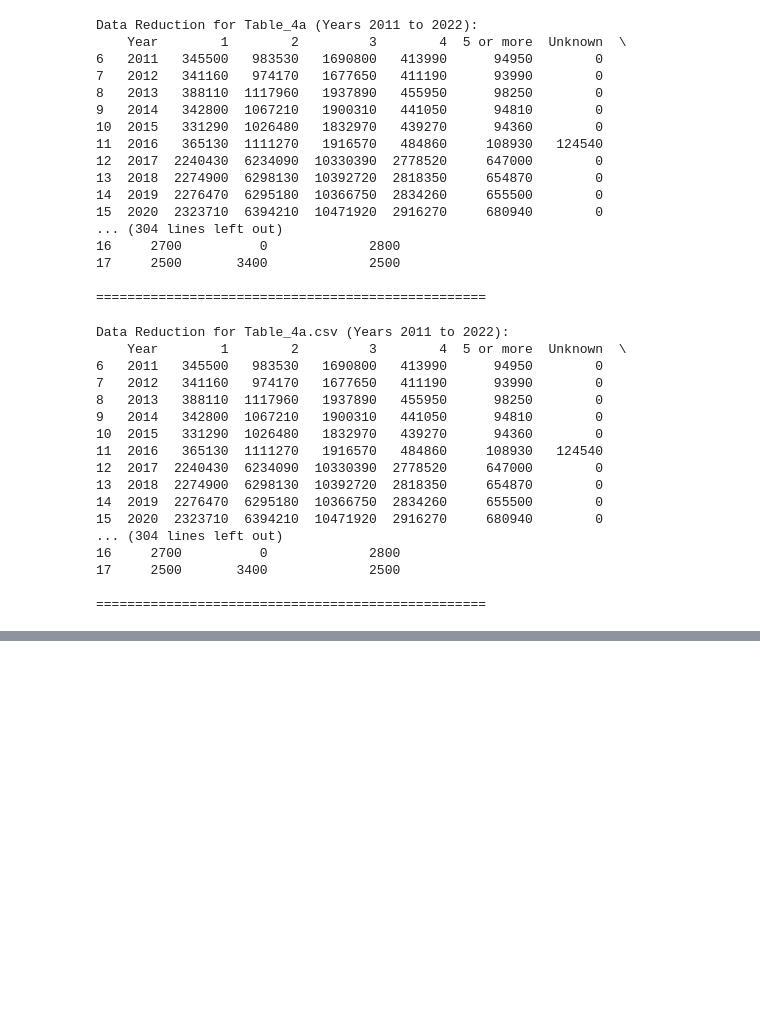
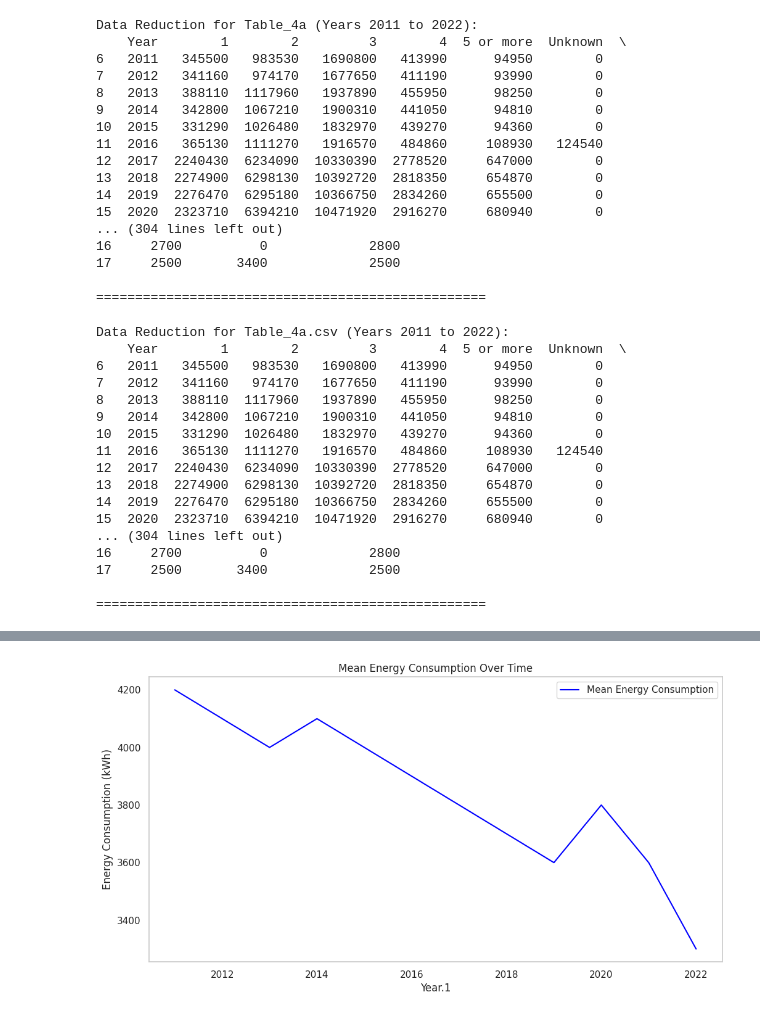
Before and after one commit to Anniemuthoni6/Introduction-To-Git-Hub, a Jupyter notebook: CW2.ipynb, the cells around one changed output, grey strips where cells are left out. Drawn from its saved outputs; the diff is of its cells as text; code cells hidden in the pictures; blank space fills up the shorter version.

```diff
--- a/CW2.ipynb
+++ b/CW2.ipynb
@@ -470,3 +511,88 @@ plt.show()
 [figure]
 [figure]
 [figure]
+# %%
+#Analysis of  how energy consumption changes over the years for different property age categories
+try:
+    import pmdarima
+except ImportError:
+    import pip
+    pip.main(['install', 'pmdarima'])
+import statsmodels.api as sm
+from pmdarima import auto_arima
+from sklearn.metrics import mean_squared_error
+
+# Data Preparation
+# Group by year and calculate the mean energy consumption for different property ages
+energy_trends = table_8b.groupby(['Year.1'])[['All dwellings.1']].mean().reset_index()
+
+# Visualize the original time series data
+plt.figure(figsize=(12, 6))
+plt.plot(energy_trends['Year.1'], energy_trends['All dwellings.1'], label='Mean Energy Consumption', color='blue')
+plt.title('Mean Energy Consumption Over Time')
+plt.xlabel('Year.1')
+plt.ylabel('Energy Consumption (kWh)')
+plt.legend()
+plt.grid()
+plt.show()
+
+# Fit Auto ARIMA model to find the best parameters
+auto_model = auto_arima(energy_trends['All dwellings.1'], seasonal=False, stepwise=True)
+print(auto_model.summary())
+
+# Fit the ARIMA model with the selected order
+model = sm.tsa.ARIMA(energy_trends['All dwellings.1'], order=auto_model.order).fit()
+print(model.summary())
+
+# Residual Analysis
+# Plotting residuals
+residuals = model.resid
+plt.figure(figsize=(12, 6))
+plt.plot(residuals)
+plt.title('Residuals of the ARIMA Model')
+plt.xlabel('Time')
+plt.ylabel('Residuals')
+plt.axhline(0, color='red', linestyle='--')
+plt.grid()
+plt.show()
+
+# Check for autocorrelation in residuals
+from statsmodels.graphics.tsaplots import plot_acf
+
+# Use a number of lags that is less than or equal to the number of residuals
+max_lags = min(20, len(residuals) - 1)  # Ensure we don't exceed the number of residuals
+plt.figure(figsize=(12, 6))
+plot_acf(residuals, lags=max_lags)
+plt.title('Autocorrelation of Residuals')
+plt.grid()
+plt.show()
+
+# Forecasting
+# Split the data into training and testing sets
+train_size = int(len(energy_trends) * 0.8)
+train, test = energy_trends['All dwellings.1'][:train_size], energy_trends['All dwellings.1'][train_size:]
+
+# Fit the model on the training set
+model = sm.tsa.ARIMA(train, order=auto_model.order).fit()
+
+# Forecast on the test set
+forecast = model.forecast(steps=len(test))
+
+# Calculate Mean Squared Error
+mse = mean_squared_error(test, forecast)
+print(f'Mean Squared Error: {mse}')
+
+# Plotting the original data and forecasts
+plt.figure(figsize=(12, 6))
+plt.plot(energy_trends['Year.1'], energy_trends['All dwellings.1'], label='Original Data', color='blue')
+plt.plot(energy_trends['Year.1'][train_size:], forecast, label='Forecast', color='red')
+plt.title('Energy Consumption Forecast')
+plt.xlabel('Year.1')
+plt.ylabel('Energy Consumption (kWh)')
+plt.legend()
+plt.grid()
+plt.show()
+# Forecasting with the ARIMA model
+forecast = model.forecast(steps=len(test))
+# %% [output]
+[figure, added]
```
Also changed, not shown: parts of 10 cells of this notebook.
